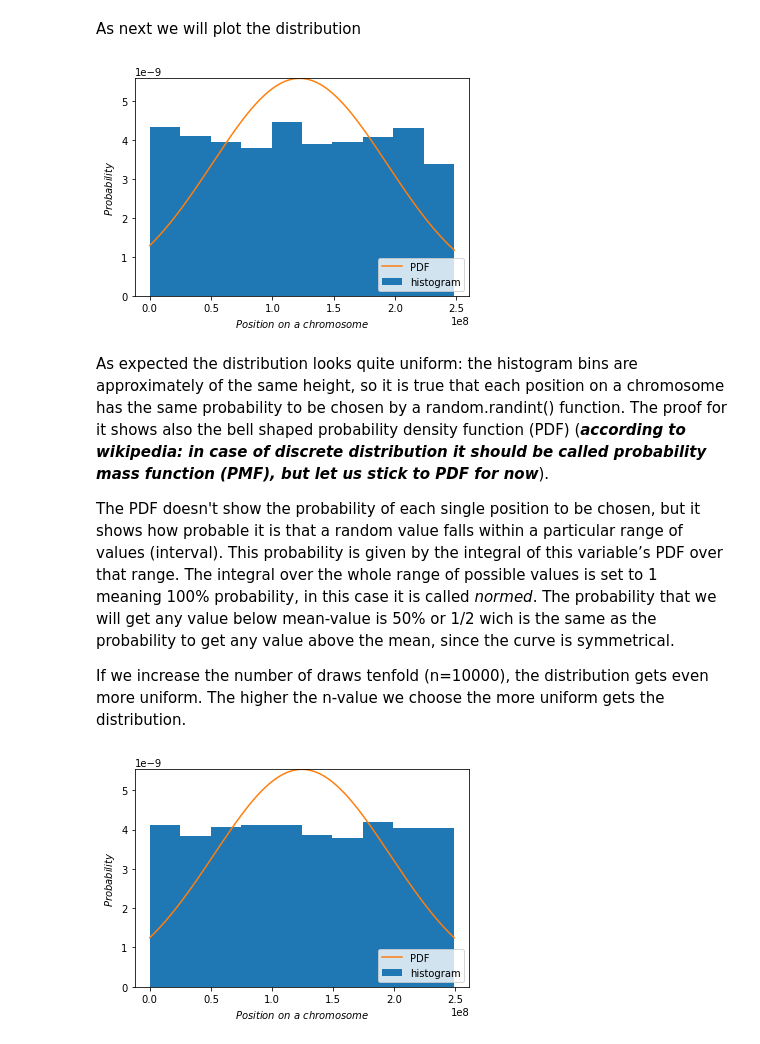
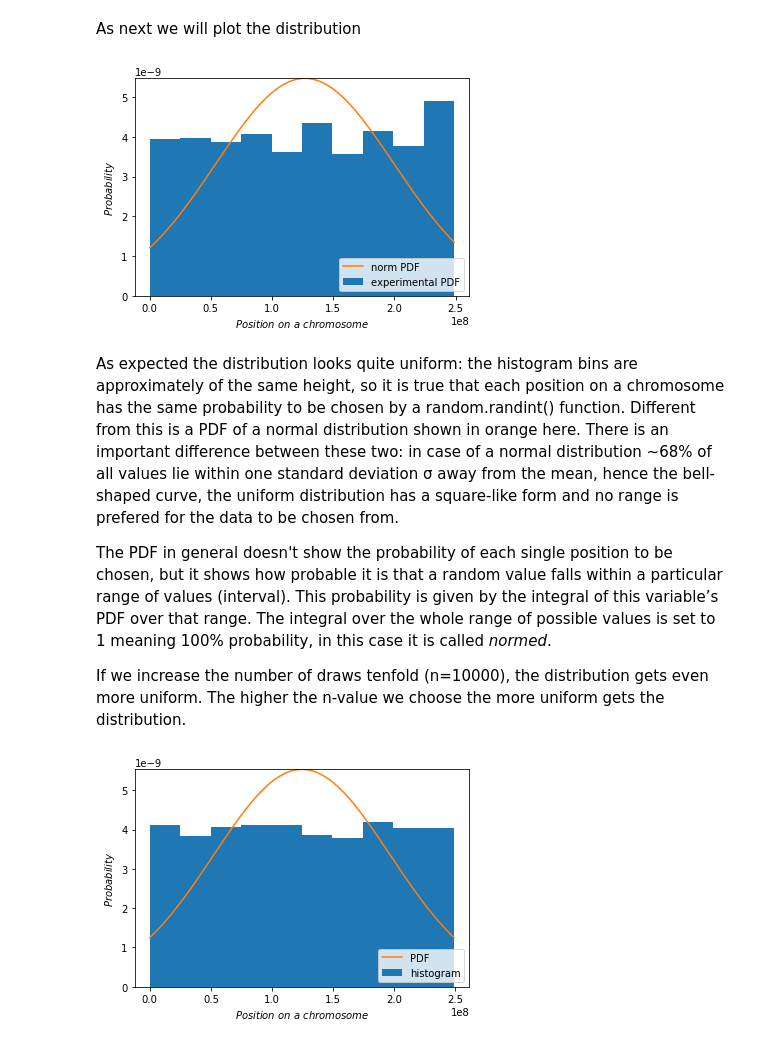
Before and after one commit to ElviraMingazova/Advanced-random-IR, a Jupyter notebook: notebooks/getRegionW2.ipynb, the cells around one changed output. Cells and saved outputs as stored; diff of their text form; code cells hidden in the pictures.

Commit message:
corrected description of the distribution in the statistics part

```diff
--- a/notebooks/getRegionW2.ipynb
+++ b/notebooks/getRegionW2.ipynb
@@ -445,35 +445,35 @@ As next we will plot the distribution
 # %%
 import random
 import numpy as np
 import scipy.stats as stats
 import matplotlib.pyplot as plt
 #the function has two arguments: n is a number of regions, chrom is a string containing a chromosome name
 def plotDistribution(n,chrom):
     chrLen = dimension_dict[chrom]
     position = []
     for i in range(n):
         position.append(random.randint(1,chrLen))
     position.sort()
     #mean value of n positions obtained randomly
     pmean = np.mean(position)
     #standard deviation
     pstd = np.std(position)
     #pdf = 'probability density function'
     pdf = stats.norm.pdf(position, pmean, pstd)
-    plt.hist(position,normed=True, label = 'histogram')
-    plt.plot(position, pdf, label = 'PDF')
+    plt.hist(position,normed=True, label = 'experimental PDF')
+    plt.plot(position, pdf, label = 'norm PDF')
     plt.xlabel("$Position\ on\ a\ chromosome$")
     plt.ylabel("$Probability$")
     plt.legend(loc='lower right')
     plt.show()
 #use the function to sample 1000 positions on chr1
 plotDistribution(1000,'chr1')
 # %% [output]
-[figure, old version]
+[figure, new version]
 # %% [markdown]
-As expected the distribution looks quite uniform: the histogram bins are approximately of the same height, so it is true that each position on a chromosome has the same probability to be chosen by a random.randint() function. The proof for it shows also the bell shaped probability density function (PDF) (***according to wikipedia: in case of discrete distribution it should be called probability mass function (PMF), but let us stick to PDF for now***).
+As expected the distribution looks quite uniform: the histogram bins are approximately of the same height, so it is true that each position on a chromosome has the same probability to be chosen by a random.randint() function. Different from this is a PDF of a normal distribution shown in orange here. There is an important difference between these two: in case of a normal distribution ~68% of all values lie within one standard deviation σ away from the mean, hence the bell-shaped curve, the uniform distribution has a square-like form and no range is prefered for the data to be chosen from.
 
-The PDF doesn't show the probability of each single position to be chosen, but it shows how probable it is that a random value falls within a particular range of values (interval). This probability is given by the integral of this variable’s PDF over that range. The integral over the whole range of possible values is set to 1 meaning 100% probability, in this case it is called *normed*. The probability that we will get any value below mean-value is 50% or 1/2 wich is the same as the probability to get any value above the mean, since the curve is symmetrical.
+The PDF in general doesn't show the probability of each single position to be chosen, but it shows how probable it is that a random value falls within a particular range of values (interval). This probability is given by the integral of this variable’s PDF over that range. The integral over the whole range of possible values is set to 1 meaning 100% probability, in this case it is called *normed*.
 
 If we increase the number of draws tenfold (n=10000), the distribution gets even more uniform. The higher the n-value we choose the more uniform gets the distribution.
 # %%
```
Also changed, not shown: parts of 2 cells of this notebook, 1 other file.
